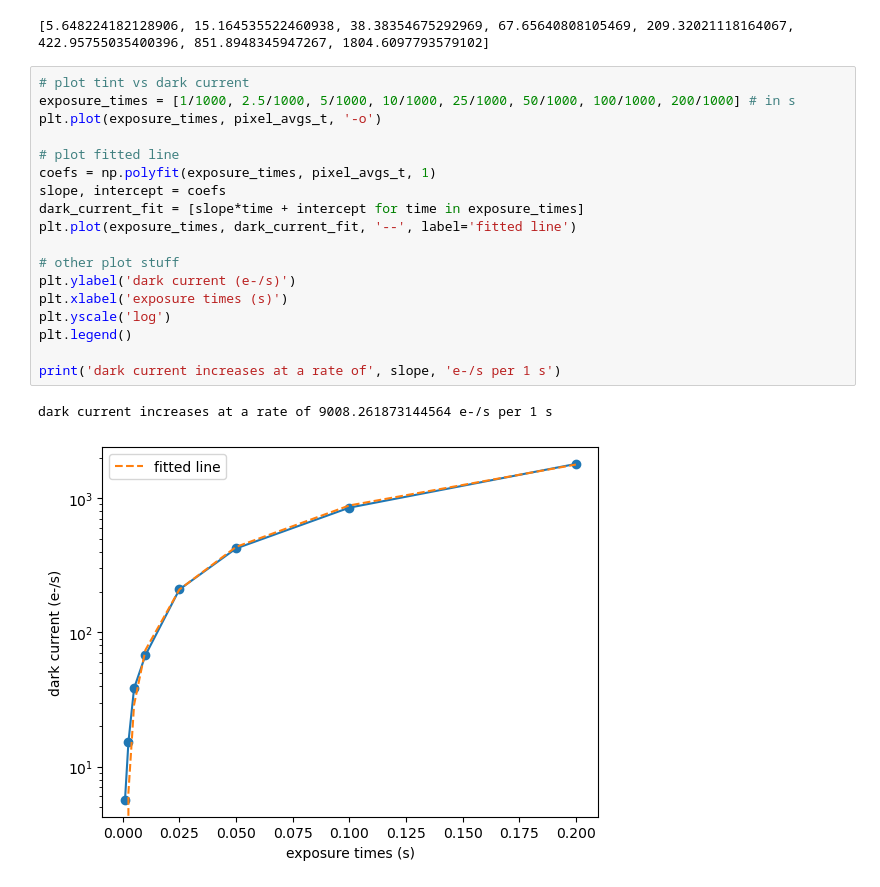
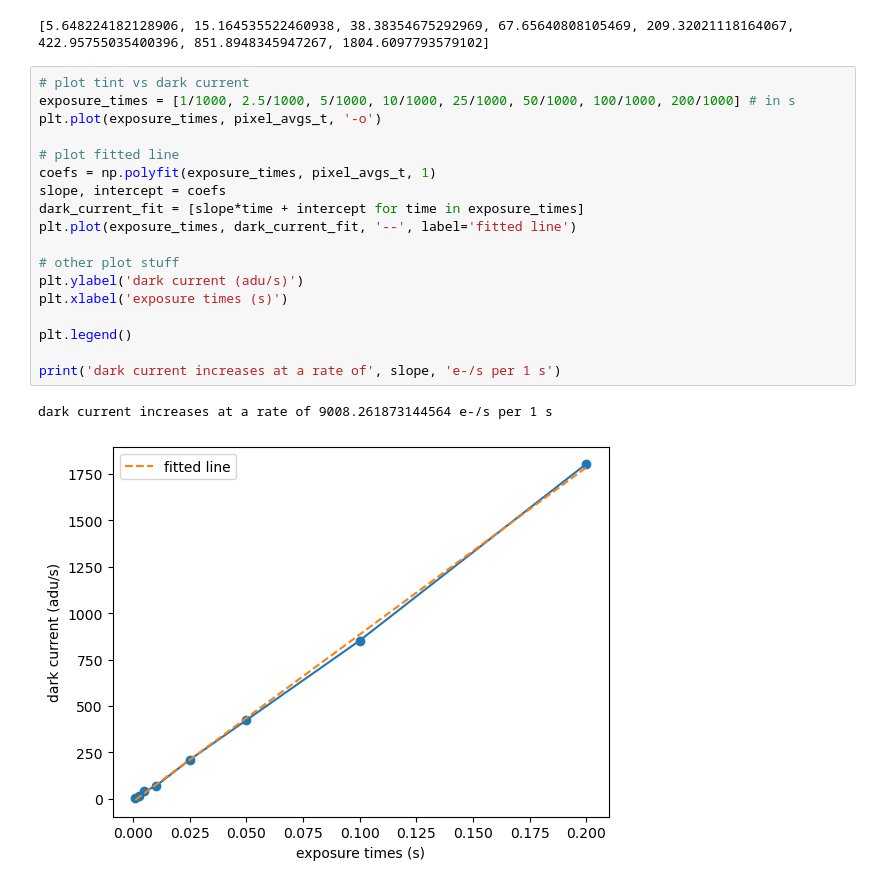
Before and after one commit to courtneyduong/cred2-characterization, a Jupyter notebook: dark current analysis.ipynb, the cells around one changed output. Cells and saved outputs as stored; diff of their text form.

```diff
--- a/dark current analysis.ipynb
+++ b/dark current analysis.ipynb
@@ -99,21 +99,21 @@ print(pixel_avgs_t) # negative values are due to defective frames in original im
 # %%
 # plot tint vs dark current
 exposure_times = [1/1000, 2.5/1000, 5/1000, 10/1000, 25/1000, 50/1000, 100/1000, 200/1000] # in s
 plt.plot(exposure_times, pixel_avgs_t, '-o')
 
 # plot fitted line
 coefs = np.polyfit(exposure_times, pixel_avgs_t, 1)
 slope, intercept = coefs
 dark_current_fit = [slope*time + intercept for time in exposure_times]
 plt.plot(exposure_times, dark_current_fit, '--', label='fitted line')
 
 # other plot stuff
-plt.ylabel('dark current (e-/s)')
+plt.ylabel('dark current (adu/s)')
 plt.xlabel('exposure times (s)')
-plt.yscale('log')
+
 plt.legend()
 
 print('dark current increases at a rate of', slope, 'e-/s per 1 s')
 # %% [output]
 dark current increases at a rate of 9008.261873144564 e-/s per 1 s
-[figure, old version]
+[figure, new version]
```
